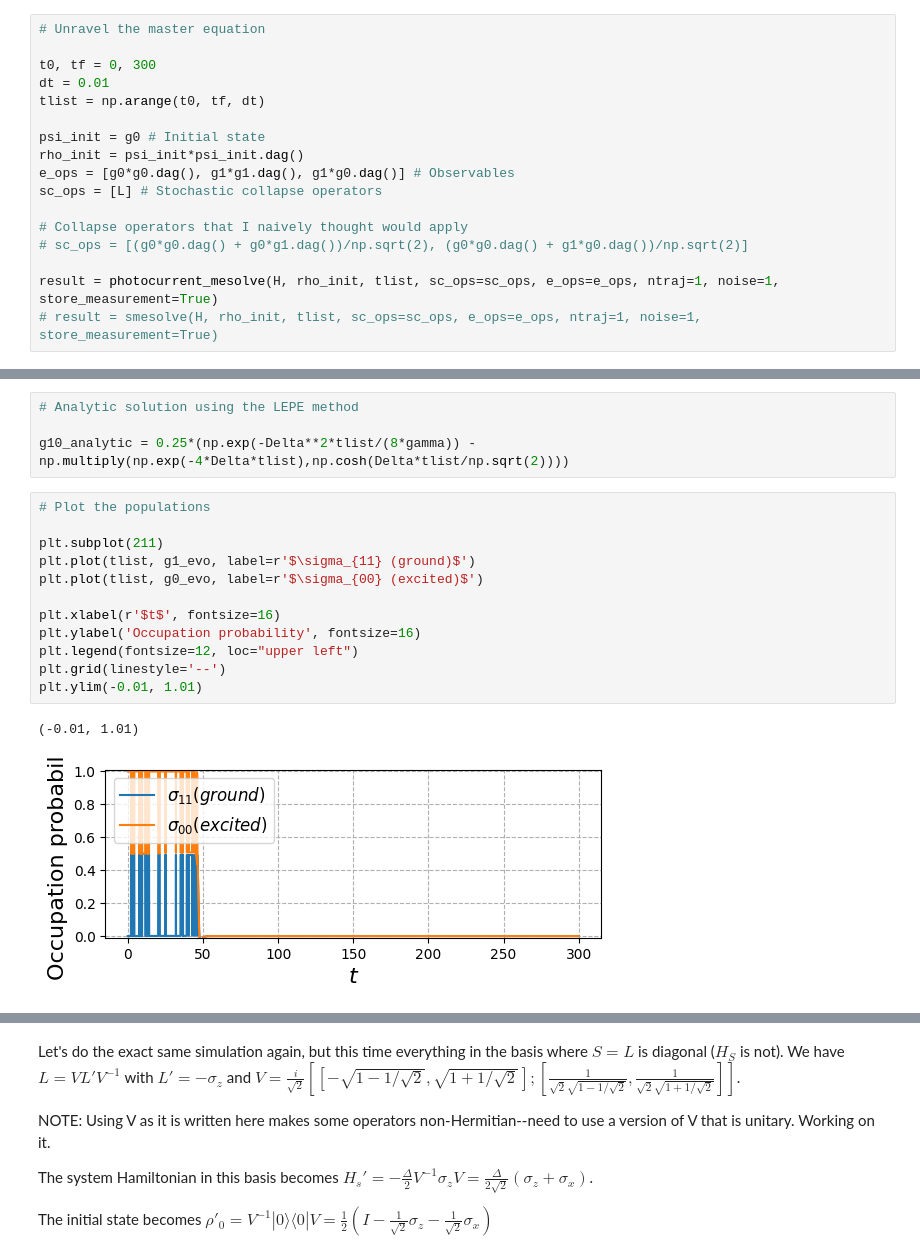
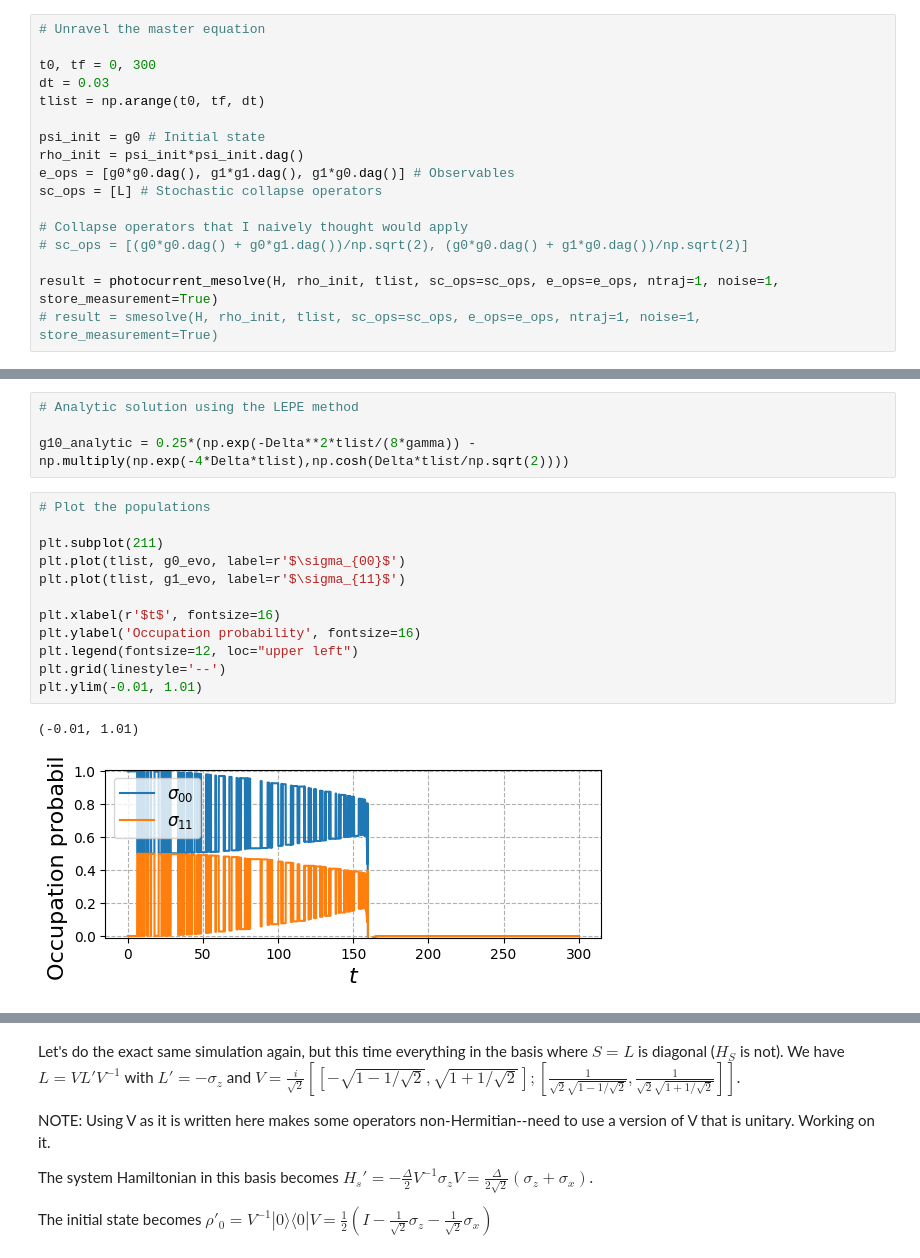
Before and after one commit to mikeal888/The_V_model, a Jupyter notebook: two_ls.ipynb, the cells around one changed output, grey strips where cells are left out. Saved outputs shown, nothing was run; the diff lists cells and outputs as text.

```diff
--- a/two_ls.ipynb
+++ b/two_ls.ipynb
@@ -40,7 +40,7 @@ rho_ss = steadystate(H,[L])
 # Unravel the master equation
 
 t0, tf = 0, 300
-dt = 0.01
+dt = 0.03
 tlist = np.arange(t0, tf, dt)
 
 psi_init = g0 # Initial state
@@ -67,18 +67,18 @@ g10_analytic = 0.25*(np.exp(-Delta**2*tlist/(8*gamma)) - np.multiply(np.exp(-4*D
 # %%
 # Plot the populations
 
 plt.subplot(211)
-plt.plot(tlist, g1_evo, label=r'$\sigma_{11} (ground)$')
-plt.plot(tlist, g0_evo, label=r'$\sigma_{00} (excited)$')
+plt.plot(tlist, g0_evo, label=r'$\sigma_{00}$')
+plt.plot(tlist, g1_evo, label=r'$\sigma_{11}$')
 
 plt.xlabel(r'$t$', fontsize=16)
 plt.ylabel('Occupation probability', fontsize=16)
 plt.legend(fontsize=12, loc="upper left")
 plt.grid(linestyle='--')
 plt.ylim(-0.01, 1.01)
 # %% [output]
 (-0.01, 1.01)
-[figure, old version]
+[figure, new version]
 # %%
 # Plot the coherences
 
```
Also changed, not shown: parts of 7 cells of this notebook.
